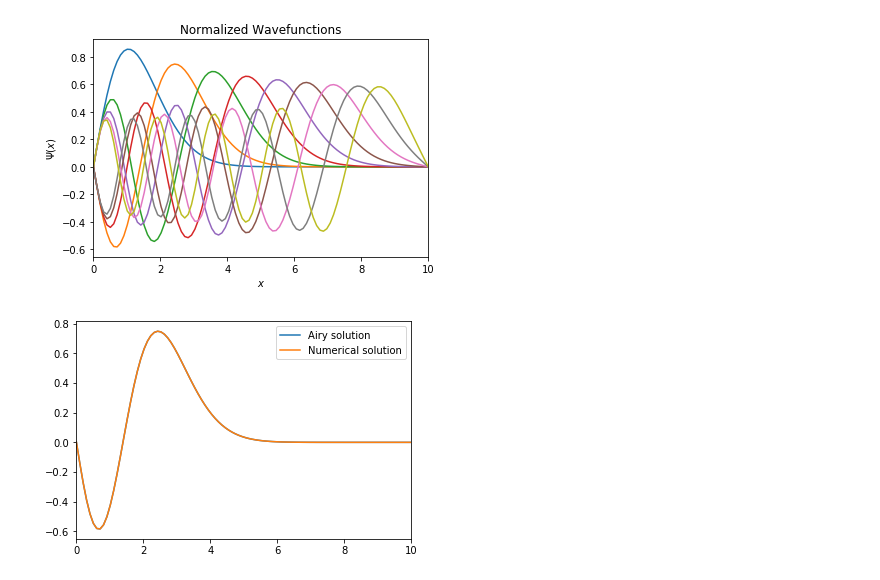
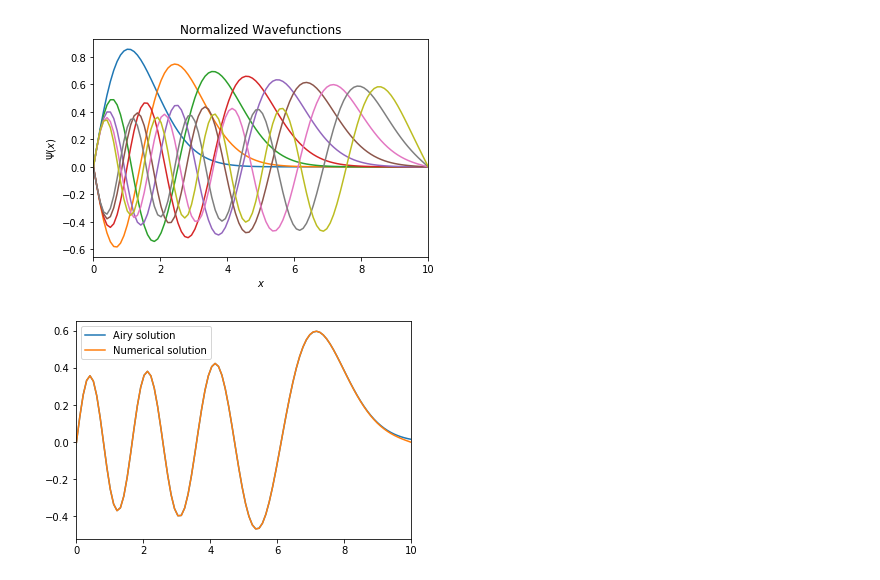
Before and after one commit to bzager/TI_Schrodinger, a Jupyter notebook: TI_Schrodinger.ipynb, the cells around one changed output. Drawn from its saved outputs; the diff is of its cells as text; code cells hidden in the pictures.

```diff
--- a/TI_Schrodinger.ipynb
+++ b/TI_Schrodinger.ipynb
@@ -153,21 +153,21 @@ plt.show()
 # %%
 # Compare with analytical solution using Airy functions
 
-#for i in range(roots.size):
-#    xsub = 2*(x-roots[i])
-#    solA = airy(xsub)[0]
-#    plt.plot(xsub,solA)
+airyRoots = np.array([-2.33810,-4.08795,-5.52056,-6.78671,-7.94413,-9.02265,-10.04017,-11.00852,-11.93601])
 
-level = 2 # select energy level
-xsub = 2*(x-roots[level-1]) / 2**(2/3)
+airyE = -airyRoots / 2**(1/3)
+
+level = 7 # select energy level
+#xsub = (x-roots[level-1]) * 2**(1/3)
+xsub = (x-airyE[level-1]) * 2**(1/3)
 solA = airy(xsub)[0]
 norm = simps(solA**2,x)
 normSolA = solA / np.sqrt(norm)
 
 plt.plot(x,normSolA,label="Airy solution");
 plt.plot(x,normSols[:,level-1],label="Numerical solution")
 plt.xlim(0,L)
 plt.legend()
 plt.show()
 # %% [output]
-[figure, old version]
+[figure, new version]
```
Also changed, not shown: parts of 2 cells of this notebook.
